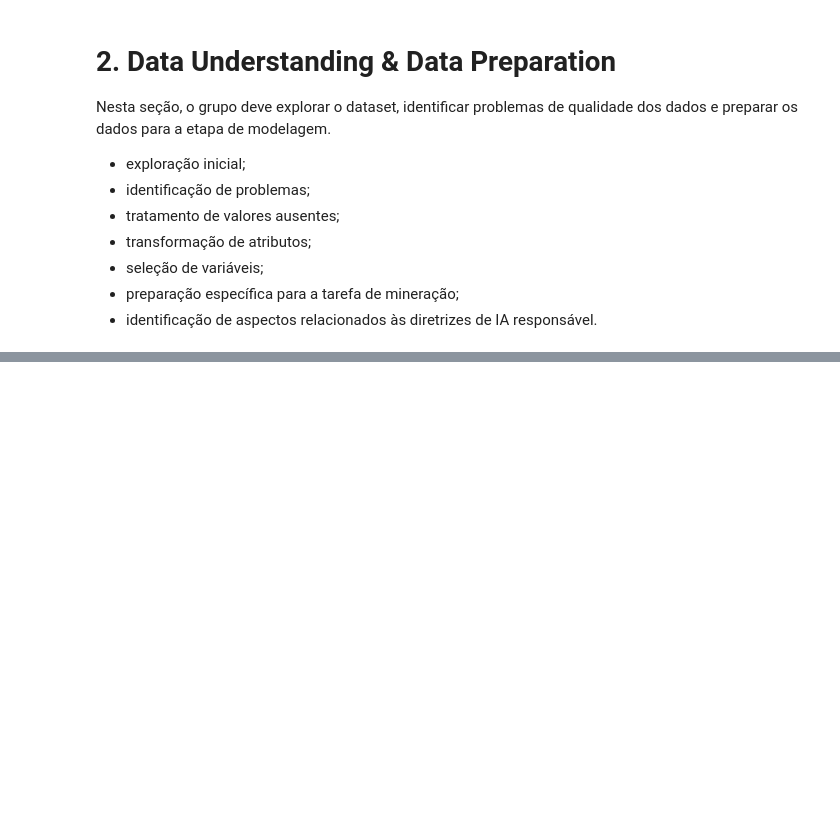
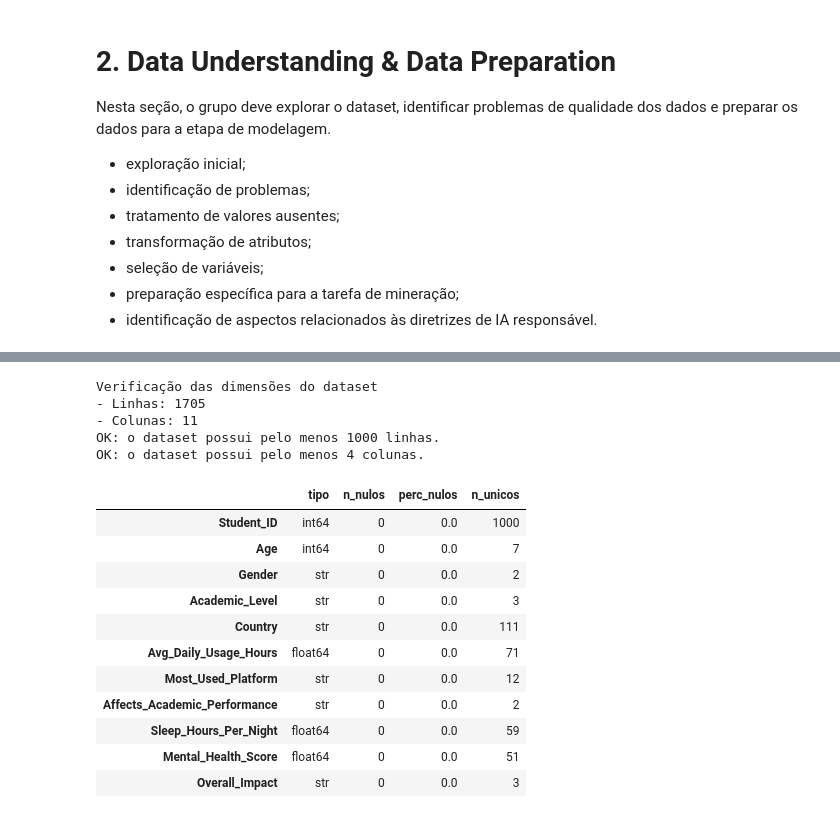
Before and after one commit to carolinabarcellos/ProjetoMineracao, a Jupyter notebook: projeto_md.ipynb, the cells around one changed output, grey strips where cells are left out. Saved outputs shown, nothing was run; the diff lists cells and outputs as text; code cells hidden in the pictures; blank space fills up the shorter version.

```diff
--- a/projeto_md.ipynb
+++ b/projeto_md.ipynb
@@ -183,0 +167,61 @@ Explique:
+# %%
+# Verificação mínima das restrições do dataset
+# A especificação exige dataset público, com pelo menos 1000 linhas e 4 colunas.
+# O link público deve ser documentado em Markdown; aqui validamos apenas dimensões.
+
+def verificar_restricoes_dataset(df: pd.DataFrame) -> None:
+    n_linhas, n_colunas = df.shape
+
+    print("Verificação das dimensões do dataset")
+    print(f"- Linhas: {n_linhas}")
+    print(f"- Colunas: {n_colunas}")
+
+    if n_linhas < 1000:
+        print("ATENÇÃO: o dataset possui menos de 1000 linhas.")
+    else:
+        print("OK: o dataset possui pelo menos 1000 linhas.")
+
+    if n_colunas < 4:
+        print("ATENÇÃO: o dataset possui menos de 4 colunas.")
+    else:
+        print("OK: o dataset possui pelo menos 4 colunas.")
+
+
+verificar_restricoes_dataset(df)
+# %% [output]
+Verificação das dimensões do dataset
+- Linhas: 1705
+- Colunas: 11
+OK: o dataset possui pelo menos 1000 linhas.
+OK: o dataset possui pelo menos 4 colunas.
+# %%
+# Exploração inicial
+# Esta célula gera uma visão geral do dataset.
+# O grupo deve interpretar os resultados em uma célula Markdown logo abaixo.
+
+def resumo_inicial(df: pd.DataFrame) -> pd.DataFrame:
+    resumo = pd.DataFrame({
+        "tipo": df.dtypes.astype(str),
+        "n_nulos": df.isna().sum(),
+        "perc_nulos": (df.isna().mean() * 100).round(2),
+        "n_unicos": df.nunique(dropna=True)
+    })
+
+    return resumo.sort_values(by="perc_nulos", ascending=False)
+
+# Exemplo de uso:
+resumo = resumo_inicial(df)
+display(resumo)
+# %% [output]
+|  | tipo | n_nulos | perc_nulos | n_unicos |
+| Student_ID | int64 | 0 | 0.0 | 1000 |
+| Age | int64 | 0 | 0.0 | 7 |
+| Gender | str | 0 | 0.0 | 2 |
+| Academic_Level | str | 0 | 0.0 | 3 |
+| Country | str | 0 | 0.0 | 111 |
+| Avg_Daily_Usage_Hours | float64 | 0 | 0.0 | 71 |
+| Most_Used_Platform | str | 0 | 0.0 | 12 |
+| Affects_Academic_Performance | str | 0 | 0.0 | 2 |
+| Sleep_Hours_Per_Night | float64 | 0 | 0.0 | 59 |
+| Mental_Health_Score | float64 | 0 | 0.0 | 51 |
+| Overall_Impact | str | 0 | 0.0 | 3 |
```
Also changed, not shown: parts of 17 cells of this notebook.
